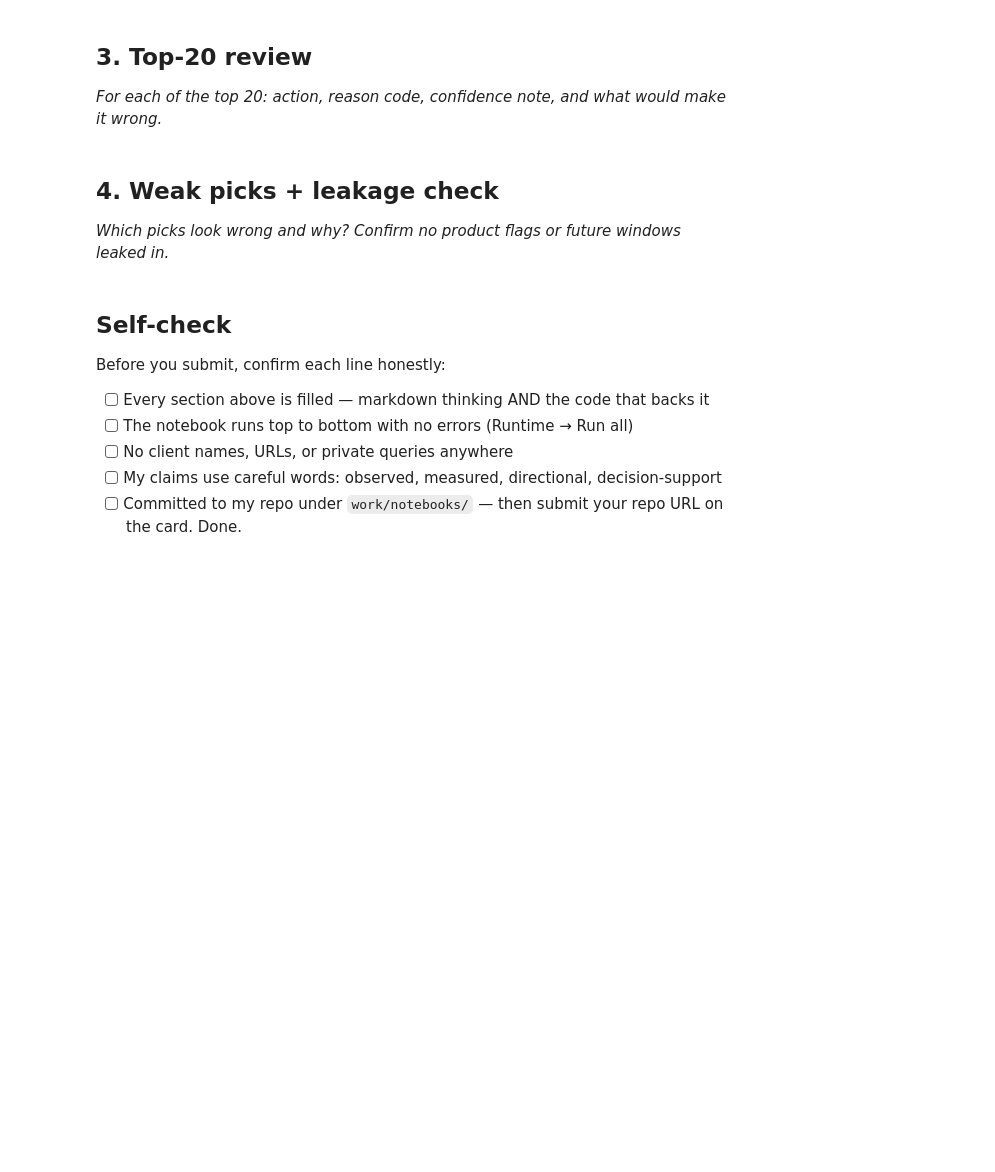
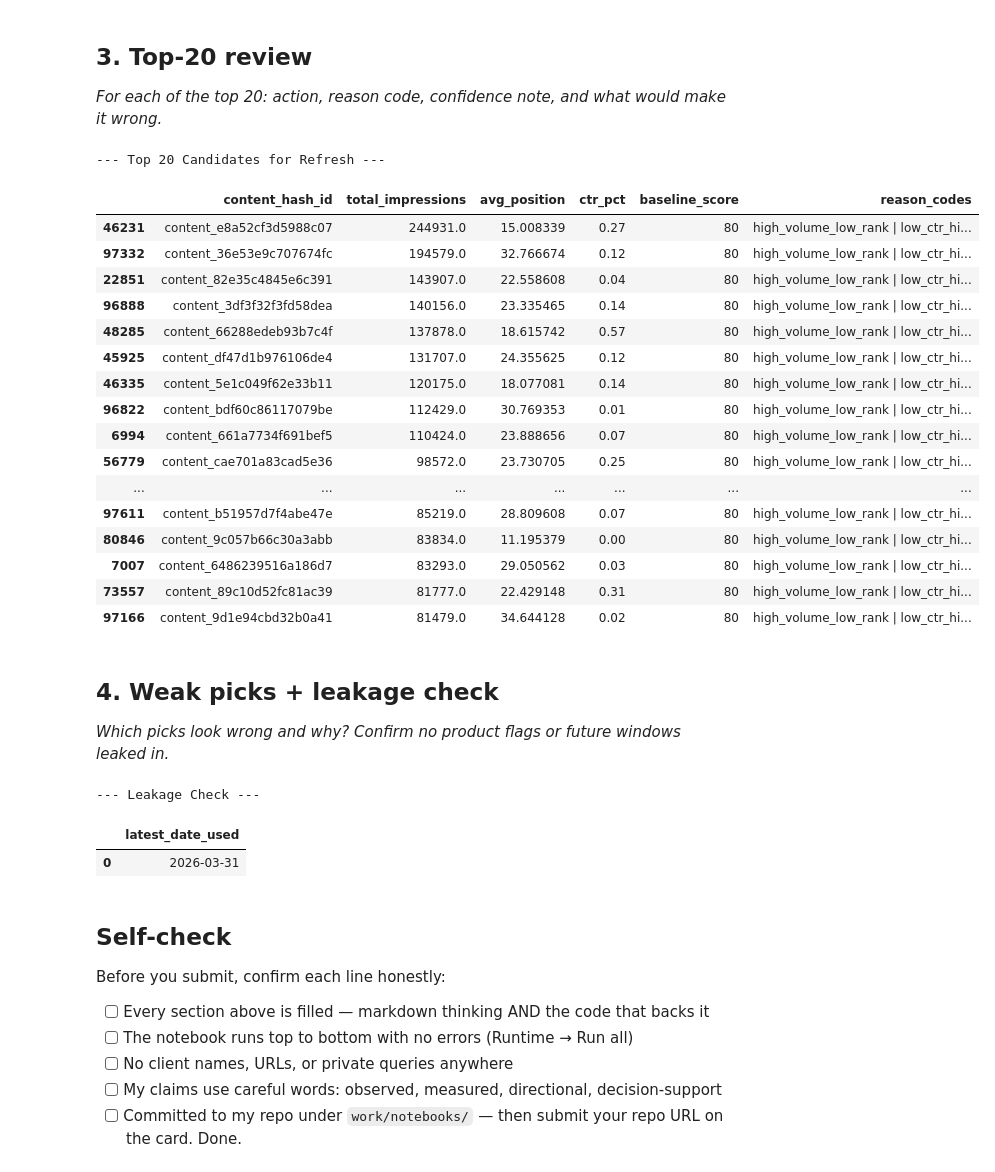
Before and after one commit to Mehroze-Ali/flyrank-ml-internship, a Jupyter notebook: work/notebooks/w04_baseline_score.ipynb, the cells around one changed output. Cells and saved outputs as stored; diff of their text form; code cells hidden in the pictures; blank space fills up the shorter version.

```diff
--- a/work/notebooks/w04_baseline_score.ipynb
+++ b/work/notebooks/w04_baseline_score.ipynb
@@ -22,0 +47,42 @@ This skeleton is yours to fill. Work the sections **in order** — each one has
+# %%
+# This cell is for CODE (numbers, a query, a check).
+# Write your text answer in the cell ABOVE this one — typing sentences here breaks Run All.
+import os
+
+def calculate_baseline_score(row):
+    score = 0
+    reasons = []
+
+    # Calculate CTR (safeguard against division by zero)
+    ctr = (row['total_clicks'] / row['total_impressions']) * 100 if row['total_impressions'] > 0 else 0
+
+    # Rule 1: High volume, bad rank (50 points)
+    if row['total_impressions'] > 1000 and row['avg_position'] > 10:
+        score += 50
+        reasons.append("high_volume_low_rank")
+
+    # Rule 2: High volume, terrible CTR (30 points)
+    if row['total_impressions'] > 500 and ctr < 2.0:
+        score += 30
+        reasons.append("low_ctr_high_imp")
+
+    action = 'refresh_priority' if score >= 50 else ('monitor' if score > 0 else 'ignore')
+    return pd.Series([score, " | ".join(reasons), action, round(ctr, 2)])
+
+# Apply the rules
+df[['baseline_score', 'reason_codes', 'action_label', 'ctr_pct']] = df.apply(calculate_baseline_score, axis=1)
+
+# Rank the queue
+df_ranked = df.sort_values(by=['baseline_score', 'total_impressions'], ascending=[False, False])
+
+# Write the CSV to the correct directory (creating it if it doesn't exist)
+os.makedirs('../../work/outputs', exist_ok=True)
+csv_path = '../../work/outputs/baseline_action_score.csv'
+
+# Fallback path if working directory is already at repo root
+if not os.path.exists('../../work'):
+    os.makedirs('work/outputs', exist_ok=True)
+    csv_path = 'work/outputs/baseline_action_score.csv'
+
+df_ranked.to_csv(csv_path, index=False)
+print(f"Successfully wrote ranked queue to {csv_path}")
@@ -27,6 +95,28 @@ This skeleton is yours to fill. Work the sections **in order** — each one has
 # %%
 # This cell is for CODE (numbers, a query, a check).
 # Write your text answer in the cell ABOVE this one — typing sentences here breaks Run All.
+# Display the top 20 so we can actually see the metrics we are reviewing
+print("--- Top 20 Candidates for Refresh ---")
+display(df_ranked[['content_hash_id', 'total_impressions', 'avg_position', 'ctr_pct', 'baseline_score', 'reason_codes']].head(20))
+# %% [output]
+--- Top 20 Candidates for Refresh ---
+|  | content_hash_id | total_impressions | avg_position | ctr_pct | baseline_score | reason_codes |
+| 46231 | content_e8a52cf3d5988c07 | 244931.0 | 15.008339 | 0.27 | 80 | high_volume_low_rank | low_ctr_hi... |
+| 97332 | content_36e53e9c707674fc | 194579.0 | 32.766674 | 0.12 | 80 | high_volume_low_rank | low_ctr_hi... |
+| 22851 | content_82e35c4845e6c391 | 143907.0 | 22.558608 | 0.04 | 80 | high_volume_low_rank | low_ctr_hi... |
+| 96888 | content_3df3f32f3fd58dea | 140156.0 | 23.335465 | 0.14 | 80 | high_volume_low_rank | low_ctr_hi... |
+| 48285 | content_66288edeb93b7c4f | 137878.0 | 18.615742 | 0.57 | 80 | high_volume_low_rank | low_ctr_hi... |
+| 45925 | content_df47d1b976106de4 | 131707.0 | 24.355625 | 0.12 | 80 | high_volume_low_rank | low_ctr_hi... |
+| 46335 | content_5e1c049f62e33b11 | 120175.0 | 18.077081 | 0.14 | 80 | high_volume_low_rank | low_ctr_hi... |
+| 96822 | content_bdf60c86117079be | 112429.0 | 30.769353 | 0.01 | 80 | high_volume_low_rank | low_ctr_hi... |
+| 6994 | content_661a7734f691bef5 | 110424.0 | 23.888656 | 0.07 | 80 | high_volume_low_rank | low_ctr_hi... |
+| 56779 | content_cae701a83cad5e36 | 98572.0 | 23.730705 | 0.25 | 80 | high_volume_low_rank | low_ctr_hi... |
+| ... | ... | ... | ... | ... | ... | ... |
+| 97611 | content_b51957d7f4abe47e | 85219.0 | 28.809608 | 0.07 | 80 | high_volume_low_rank | low_ctr_hi... |
+| 80846 | content_9c057b66c30a3abb | 83834.0 | 11.195379 | 0.00 | 80 | high_volume_low_rank | low_ctr_hi... |
+| 7007 | content_6486239516a186d7 | 83293.0 | 29.050562 | 0.03 | 80 | high_volume_low_rank | low_ctr_hi... |
+| 73557 | content_89c10d52fc81ac39 | 81777.0 | 22.429148 | 0.31 | 80 | high_volume_low_rank | low_ctr_hi... |
+| 97166 | content_9d1e94cbd32b0a41 | 81479.0 | 34.644128 | 0.02 | 80 | high_volume_low_rank | low_ctr_hi... |
 # %% [markdown]
 ## 4. Weak picks + leakage check
 
@@ -34,6 +124,17 @@ This skeleton is yours to fill. Work the sections **in order** — each one has
 # %%
 # This cell is for CODE (numbers, a query, a check).
 # Write your text answer in the cell ABOVE this one — typing sentences here breaks Run All.
+# Leakage check: prove no future dates snuck into our scoring dataframe
+q_leak = f"""
+SELECT MAX(report_date) as latest_date_used
+FROM read_parquet('{base}/fact_content_daily_performance/month=2026-03/*.parquet')
+"""
+print("--- Leakage Check ---")
+display(con.sql(q_leak).df())
+# %% [output]
+--- Leakage Check ---
+|  | latest_date_used |
+| 0 | 2026-03-31 |
 # %% [markdown]
 ## Self-check
 
```
Also changed, not shown: parts of 4 cells of this notebook.
